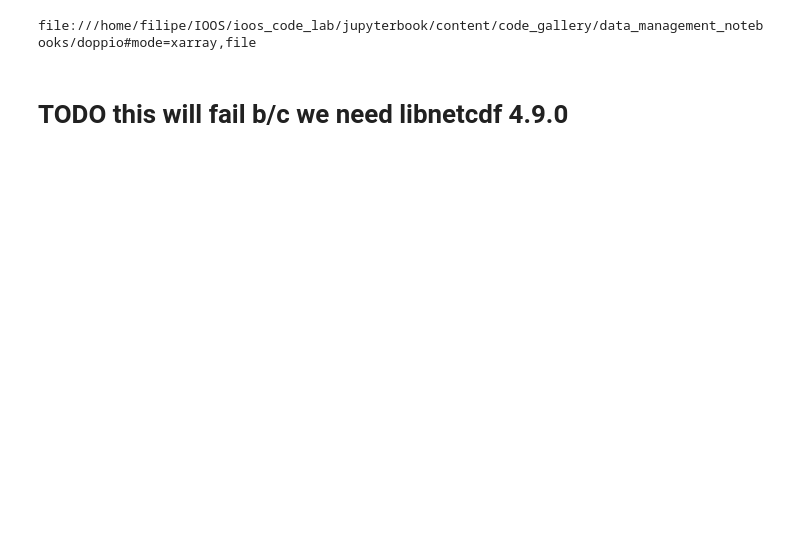
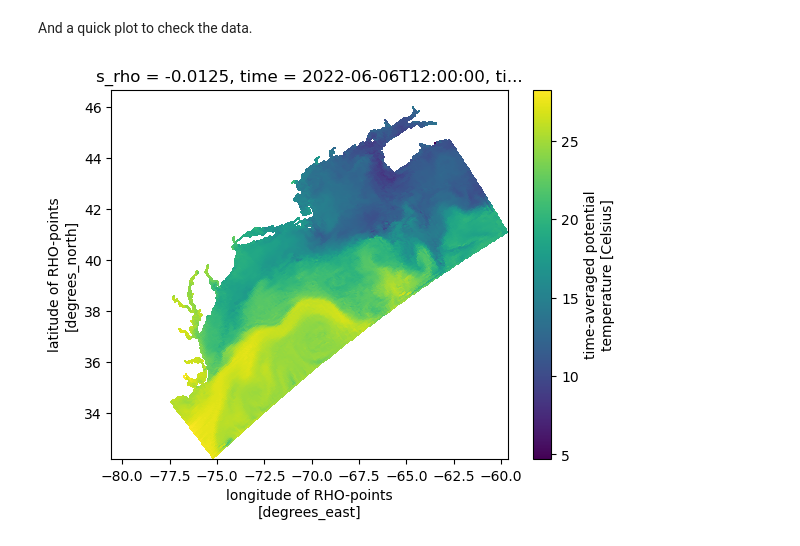
Before and after one commit to ioos/ioos_code_lab, a Jupyter notebook: jupyterbook/content/code_gallery/data_management_notebooks/2022-07-11-Reading_and_writing_zarr.ipynb, the cells around one changed output. Drawn from its saved outputs; the diff is of its cells as text; code cells hidden in the pictures; blank space fills up the shorter version.

```diff
--- a/jupyterbook/content/code_gallery/data_management_notebooks/2022-07-11-Reading_and_writing_zarr.ipynb
+++ b/jupyterbook/content/code_gallery/data_management_notebooks/2022-07-11-Reading_and_writing_zarr.ipynb
@@ -156,13 +250,3 @@ type :
 ROMS/TOMS nonlinear model averages file
 var_info :
 ../Data/varinfo1040t_daily.dat
-# %%
-from pathlib import Path
-
-path = Path("doppio").absolute()
-fname = f"file://{path}#mode=xarray,file"
-print(fname)
-# %% [output]
-file:///home/filipe/IOOS/ioos_code_lab/jupyterbook/content/code_gallery/data_management_notebooks/doppio#mode=xarray,file
-# %% [markdown]
-# TODO this will fail b/c we need libnetcdf 4.9.0
@@ -170,0 +253,6 @@ file:///home/filipe/IOOS/ioos_code_lab/jupyterbook/content/code_gallery/data_man
+# %% [markdown]
+And a quick plot to check the data.
+# %%
+subset["temp"].squeeze().plot(x="lon_rho", y="lat_rho");
+# %% [output]
+[figure, added]
```
Also changed, not shown: parts of 13 cells of this notebook.
